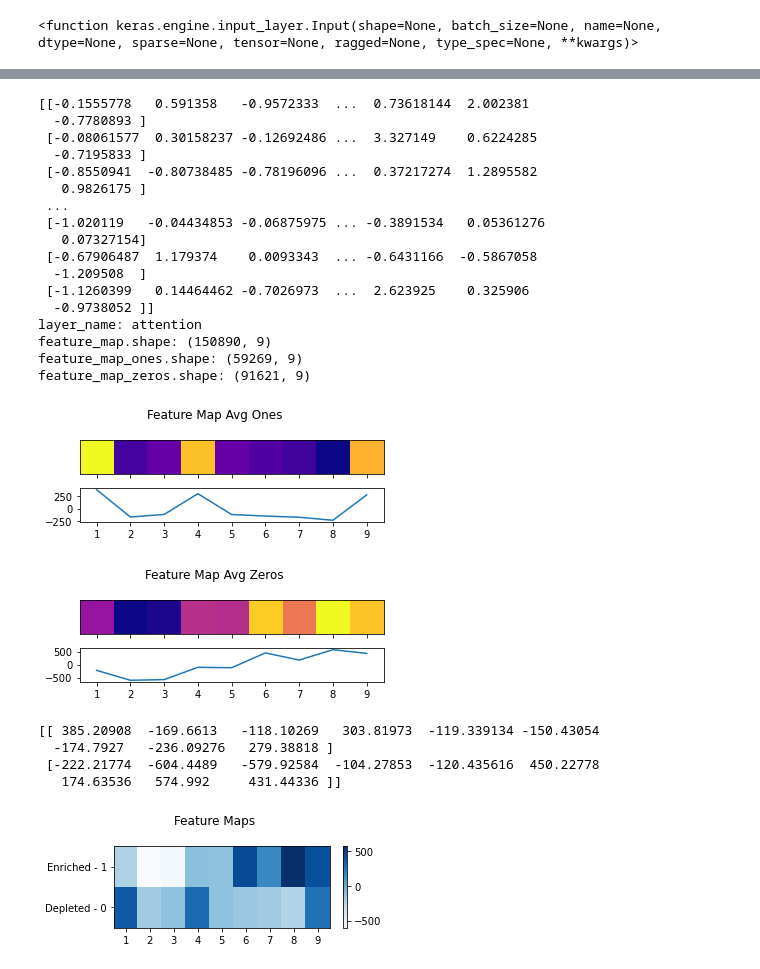
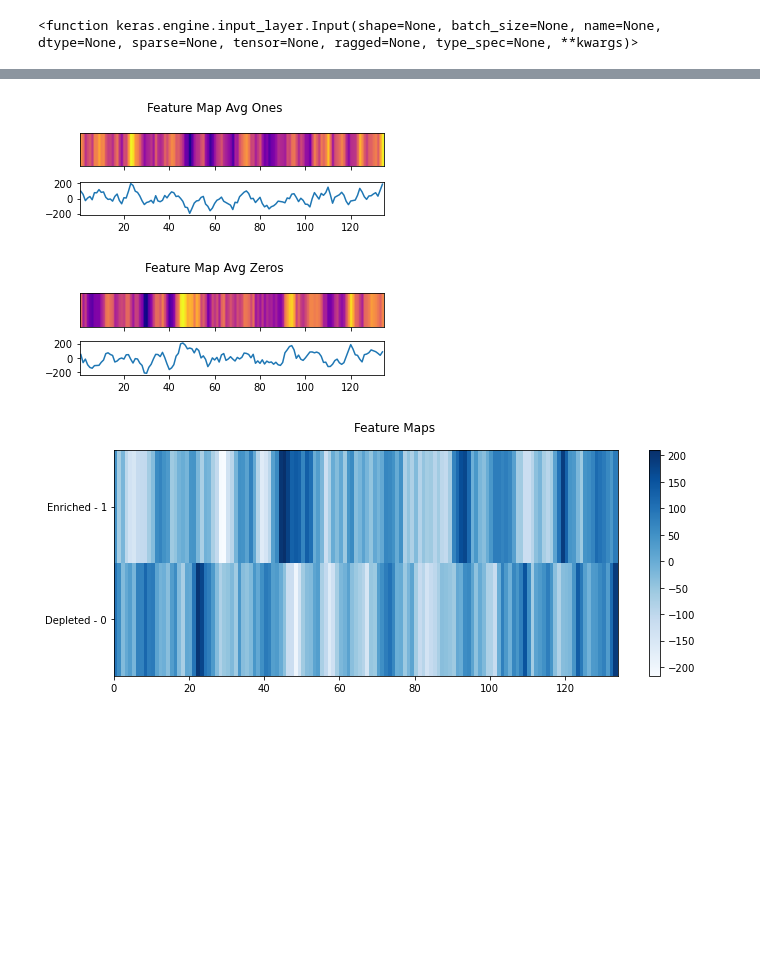
Before and after one commit to beckii0930/nucleosome_occupancy, a Jupyter notebook: tbinet_stuff/analyze_layer.ipynb, the cells around one changed output, grey strips where cells are left out. Saved outputs shown, nothing was run; the diff lists cells and outputs as text; code cells hidden in the pictures; blank space fills up the shorter version.

```diff
--- a/tbinet_stuff/analyze_layer.ipynb
+++ b/tbinet_stuff/analyze_layer.ipynb
@@ -148,7 +126,12 @@ feature_maps = feature_map_model.predict(np.transpose(testmat['Test_data'],axes=
 # %%
 labels = testmat['Test_labels']
-ones = np.flatnonzero(labels == np.max(labels)).T
-zeros = np.flatnonzero(labels == np.min(labels)).T
+print(f"labels.shape: {labels.shape}")
+new_labels = labels[0][:10000]
+# print(new_labels[0][1])
+print(f"new_labels.shape: {new_labels.shape}")
+ones = np.flatnonzero(new_labels == np.max(new_labels))
+zeros = np.flatnonzero(new_labels == np.min(new_labels))
 print(f'ones.shape {ones.shape}')
 print(f'zeros.shape {zeros.shape}')
+print(ones)
 # %% [output]
@@ -212,46 +198,25 @@ def plot_both_feature_maps(y0, y1, plt_title):
     plt.colorbar(heatmap)
     plt.tight_layout()
     plt.show()
-# %%
-for layer_name, feature_map in zip(layer_names, feature_maps):
-
-    if layer_name == 'attention':
-        print(feature_map)
-        feature_map -= feature_map.mean()
-        feature_map /= feature_map.std ()
-        print(f'layer_name: {layer_name}')
-        print(f'feature_map.shape: {feature_map.shape}')
-        feature_map_ones = feature_map[ones]
-        feature_map_zeros = feature_map[zeros]
-        print(f'feature_map_ones.shape: {feature_map_ones.shape}')
-        print(f'feature_map_zeros.shape: {feature_map_zeros.shape}')
-        feature_map_avg_ones = feature_map_ones.sum(axis=0)
-        feature_map_avg_zeros = feature_map_zeros.sum(axis=0)
-        plot_feature_map(feature_map_avg_ones, "Feature Map Avg Ones")
-        plot_feature_map(feature_map_avg_zeros, "Feature Map Avg Zeros")
-        plot_both_feature_maps(feature_map_avg_ones, feature_map_avg_zeros,"Feature Maps")
-# %% [output]
-[[-0.1555778   0.591358   -0.9572333  ...  0.73618144  2.002381
-  -0.7780893 ]
- [-0.08061577  0.30158237 -0.12692486 ...  3.327149    0.6224285
-  -0.7195833 ]
- [-0.8550941  -0.80738485 -0.78196096 ...  0.37217274  1.2895582
-   0.9826175 ]
- ...
- [-1.020119   -0.04434853 -0.06875975 ... -0.3891534   0.05361276
-   0.07327154]
- [-0.67906487  1.179374    0.0093343  ... -0.6431166  -0.5867058
-  -1.209508  ]
- [-1.1260399   0.14464462 -0.7026973  ...  2.623925    0.325906
-  -0.9738052 ]]
-layer_name: attention
-feature_map.shape: (150890, 9)
-feature_map_ones.shape: (59269, 9)
-feature_map_zeros.shape: (91621, 9)
-[figure, removed]
-[figure, removed]
-[[ 385.20908  -169.6613   -118.10269   303.81973  -119.339134 -150.43054
-  -174.7927   -236.09276   279.38818 ]
- [-222.21774  -604.4489   -579.92584  -104.27853  -120.435616  450.22778
-   174.63536   574.992     431.44336 ]]
-[figure, removed]
+# %%
+for layer_name, feature_map in zip(layer_names, feature_maps):
+
+    if layer_name == 'attention2':
+#         print(feature_map)
+        feature_map -= feature_map.mean()
+        feature_map /= feature_map.std ()
+#         print(f'layer_name: {layer_name}')
+#         print(f'feature_map.shape: {feature_map.shape}')
+        feature_map_ones = feature_map[ones]
+        feature_map_zeros = feature_map[zeros]
+#         print(f'feature_map_ones.shape: {feature_map_ones.shape}')
+#         print(f'feature_map_zeros.shape: {feature_map_zeros.shape}')
+        feature_map_avg_ones = feature_map_ones.sum(axis=0)
+        feature_map_avg_zeros = feature_map_zeros.sum(axis=0)
+        plot_feature_map(feature_map_avg_ones, "Feature Map Avg Ones")
+        plot_feature_map(feature_map_avg_zeros, "Feature Map Avg Zeros")
+        plot_both_feature_maps(feature_map_avg_ones, feature_map_avg_zeros,"Feature Maps")
+# %% [output]
+[figure, added]
+[figure, added]
+[figure, added]
```
Also changed, not shown: parts of 13 cells of this notebook, 2 other files.
